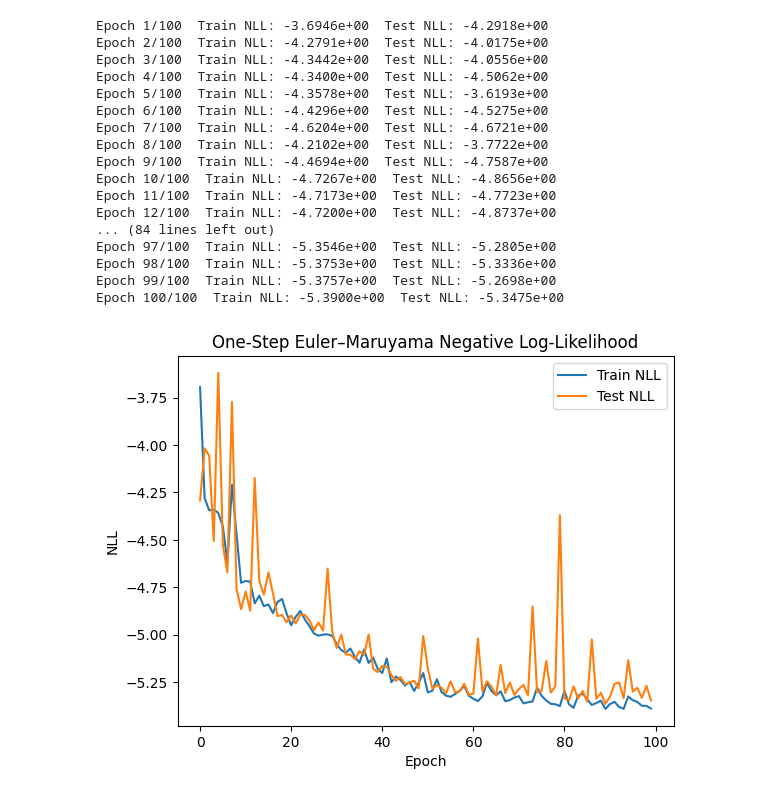
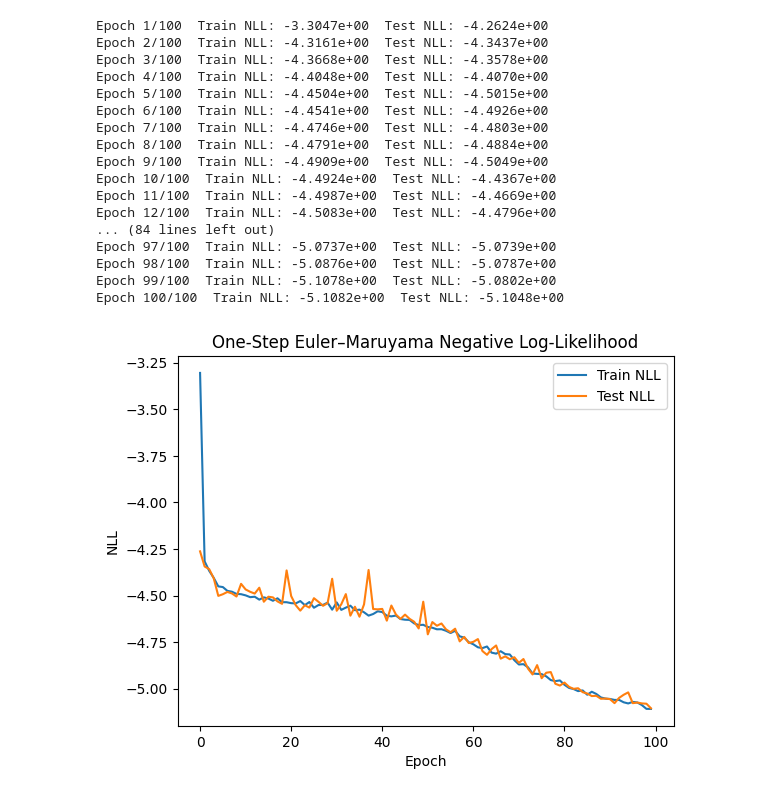
Before and after one commit to yungarjun/deribit-deep-learning, a Jupyter notebook: src/testing_notebook.ipynb, the cells around one changed output. Saved outputs shown, nothing was run; the diff lists cells and outputs as text; code cells hidden in the pictures.

```diff
--- a/src/testing_notebook.ipynb
+++ b/src/testing_notebook.ipynb
@@ -46,9 +46,9 @@ df['m'] = np.log(df['strike'] / df['underlying_price'])
 
 unique_taus = np.sort(df['tau'].unique()).reshape(-1,1)
 # Finding different clusters of tau  (time to expiry)
-tau_kmeans = KMeans(n_clusters=7, random_state=0).fit(unique_taus)
+tau_kmeans = KMeans(n_clusters=5, random_state=0).fit(unique_taus)
 # Get the cluster centers and sort them
-tau_grid = np.sort(tau_kmeans.cluster_centers_.flatten())
+tau_grid = tau_kmeans.cluster_centers_.flatten()
 # Assign each quote to a cluster
 df['tau_cluster'] = tau_kmeans.predict(df[['tau']])
 
@@ -89,14 +89,14 @@ df['lattice_tau']   = nodes[df['node_idx'], 0] # which tau it snapped too
 df['lattice_m']     = nodes[df['node_idx'], 1] # which m it snapped too
 
 # Within each time-slice, pick the most liquid quote per node:
-best = (
-    df
-    .sort_values('open_interest', ascending = False)
-    .drop_duplicates(subset = ['timestamp', 'node_idx'])
-    .reset_index(drop = True)
-)
+best = (df
+  .sort_values(['timestamp','node_idx','open_interest'],
+               ascending=[True,True,False])
+  .drop_duplicates(subset=['timestamp','node_idx']))
 
 best = best[['timestamp', 'node_idx', 'lattice_tau', 'lattice_m', 'mid_price']]
+
+best['timestamp'] = pd.to_datetime(best['timestamp'])
 
 # Pivot to get a sparse lattice DataFrame (NaNs left in place)
 C_sparse = best.pivot(
@@ -191,6 +208,7 @@ node_idx
 surf_arr = C_interp.to_numpy()              # or C.values
 # print(surf_arr)
 surf_tensor = torch.from_numpy(surf_arr).float()
+
 import torch
 import torch.nn as nn
 import torch.optim as optim
@@ -200,7 +218,7 @@ import math
 import matplotlib.pyplot as plt
 
 # 1) Load the BTC surface tensor
-surf = surf_tensor  # shape [T, N]
+surf = torch.load("btc_surfaces.pt")  # shape [T, N]
 T, N = surf.shape
 
 # Load dt tensor
@@ -253,7 +271,7 @@ model = SurfaceSDE(N).to(device)
 # 4) Training setup
 optimizer = optim.Adam(model.parameters(), lr=1e-3)
 n_epochs = 100
-batch_size = 32
+batch_size = 60
 
 
 train_losses = []
@@ -282,6 +300,7 @@ for epoch in range(n_epochs):
 
         optimizer.zero_grad()
         loss.backward()
+        torch.nn.utils.clip_grad_norm_(model.parameters(), max_norm=2)
         optimizer.step()
 
         epoch_loss += loss.item() * y0.size(0)
@@ -289,47 +308,47 @@ for epoch in range(n_epochs):
     train_loss = epoch_loss / (split - 1)
     train_losses.append(train_loss)
 
     # 6) Evaluate on test one-step
     model.eval()
     with torch.no_grad():
         y0_test = surf_test[:-1]
         y1_test = surf_test[1:]
         dt = dt_test_pairs
         drift_t = model.f(0, y0_test)
         diff_t = model.g(0, y0_test)
         dy_t = y1_test - y0_test
         var_t = (diff_t ** 2) * dt + 1e-6
         nll_t = 0.5 * ((dy_t - drift_t * dt)**2 / var_t + torch.log(2 * math.pi * var_t))
         test_loss = nll_t.mean().item()
         test_losses.append(test_loss)
 
     print(f"Epoch {epoch+1}/{n_epochs}  Train NLL: {train_loss:.4e}  Test NLL: {test_loss:.4e}")
 
 # 7) Plot training and test NLL curves
 plt.figure()
 plt.plot(train_losses, label="Train NLL")
 plt.plot(test_losses, label="Test NLL")
 plt.title("One-Step Euler–Maruyama Negative Log-Likelihood")
 plt.xlabel("Epoch")
 plt.ylabel("NLL")
 plt.legend()
 plt.show()
 # %% [output]
-Epoch 1/100  Train NLL: -3.6946e+00  Test NLL: -4.2918e+00
-Epoch 2/100  Train NLL: -4.2791e+00  Test NLL: -4.0175e+00
-Epoch 3/100  Train NLL: -4.3442e+00  Test NLL: -4.0556e+00
-Epoch 4/100  Train NLL: -4.3400e+00  Test NLL: -4.5062e+00
-Epoch 5/100  Train NLL: -4.3578e+00  Test NLL: -3.6193e+00
-Epoch 6/100  Train NLL: -4.4296e+00  Test NLL: -4.5275e+00
-Epoch 7/100  Train NLL: -4.6204e+00  Test NLL: -4.6721e+00
-Epoch 8/100  Train NLL: -4.2102e+00  Test NLL: -3.7722e+00
-Epoch 9/100  Train NLL: -4.4694e+00  Test NLL: -4.7587e+00
-Epoch 10/100  Train NLL: -4.7267e+00  Test NLL: -4.8656e+00
-Epoch 11/100  Train NLL: -4.7173e+00  Test NLL: -4.7723e+00
-Epoch 12/100  Train NLL: -4.7200e+00  Test NLL: -4.8737e+00
+Epoch 1/100  Train NLL: -3.3047e+00  Test NLL: -4.2624e+00
+Epoch 2/100  Train NLL: -4.3161e+00  Test NLL: -4.3437e+00
+Epoch 3/100  Train NLL: -4.3668e+00  Test NLL: -4.3578e+00
+Epoch 4/100  Train NLL: -4.4048e+00  Test NLL: -4.4070e+00
+Epoch 5/100  Train NLL: -4.4504e+00  Test NLL: -4.5015e+00
+Epoch 6/100  Train NLL: -4.4541e+00  Test NLL: -4.4926e+00
+Epoch 7/100  Train NLL: -4.4746e+00  Test NLL: -4.4803e+00
+Epoch 8/100  Train NLL: -4.4791e+00  Test NLL: -4.4884e+00
+Epoch 9/100  Train NLL: -4.4909e+00  Test NLL: -4.5049e+00
+Epoch 10/100  Train NLL: -4.4924e+00  Test NLL: -4.4367e+00
+Epoch 11/100  Train NLL: -4.4987e+00  Test NLL: -4.4669e+00
+Epoch 12/100  Train NLL: -4.5083e+00  Test NLL: -4.4796e+00
 ... (84 lines left out)
-Epoch 97/100  Train NLL: -5.3546e+00  Test NLL: -5.2805e+00
-Epoch 98/100  Train NLL: -5.3753e+00  Test NLL: -5.3336e+00
-Epoch 99/100  Train NLL: -5.3757e+00  Test NLL: -5.2698e+00
-Epoch 100/100  Train NLL: -5.3900e+00  Test NLL: -5.3475e+00
+Epoch 97/100  Train NLL: -5.0737e+00  Test NLL: -5.0739e+00
+Epoch 98/100  Train NLL: -5.0876e+00  Test NLL: -5.0787e+00
+Epoch 99/100  Train NLL: -5.1078e+00  Test NLL: -5.0802e+00
+Epoch 100/100  Train NLL: -5.1082e+00  Test NLL: -5.1048e+00
-[figure, old version]
+[figure, new version]
```
Also changed, not shown: parts of 13 cells of this notebook, 1 other file.
